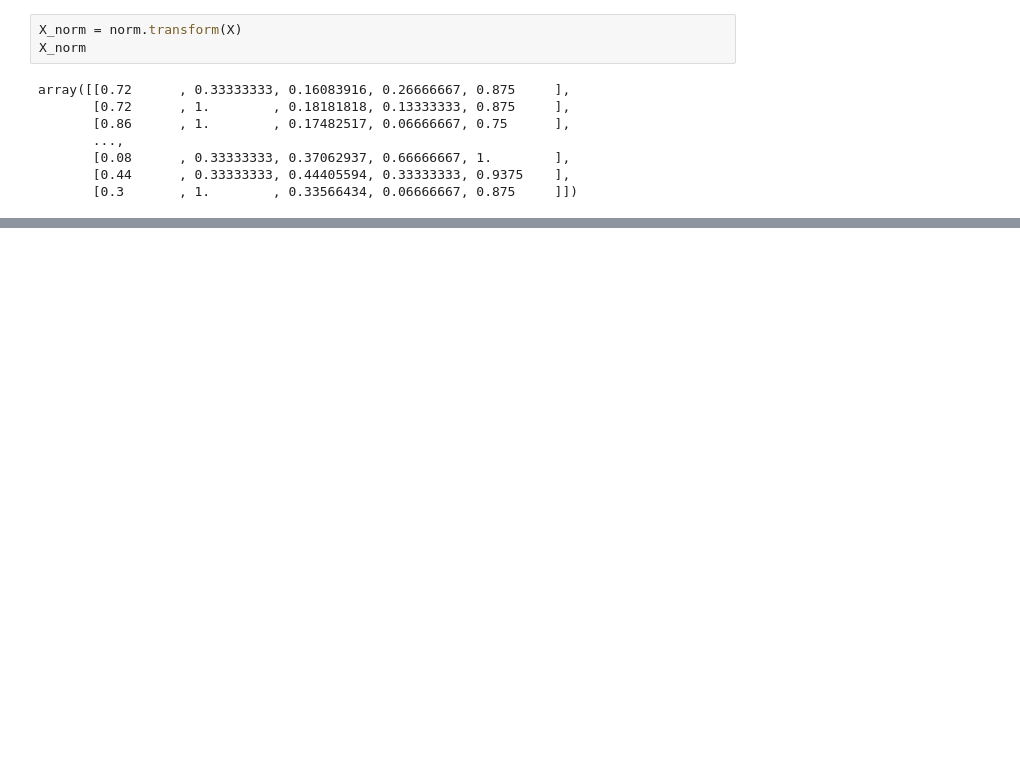
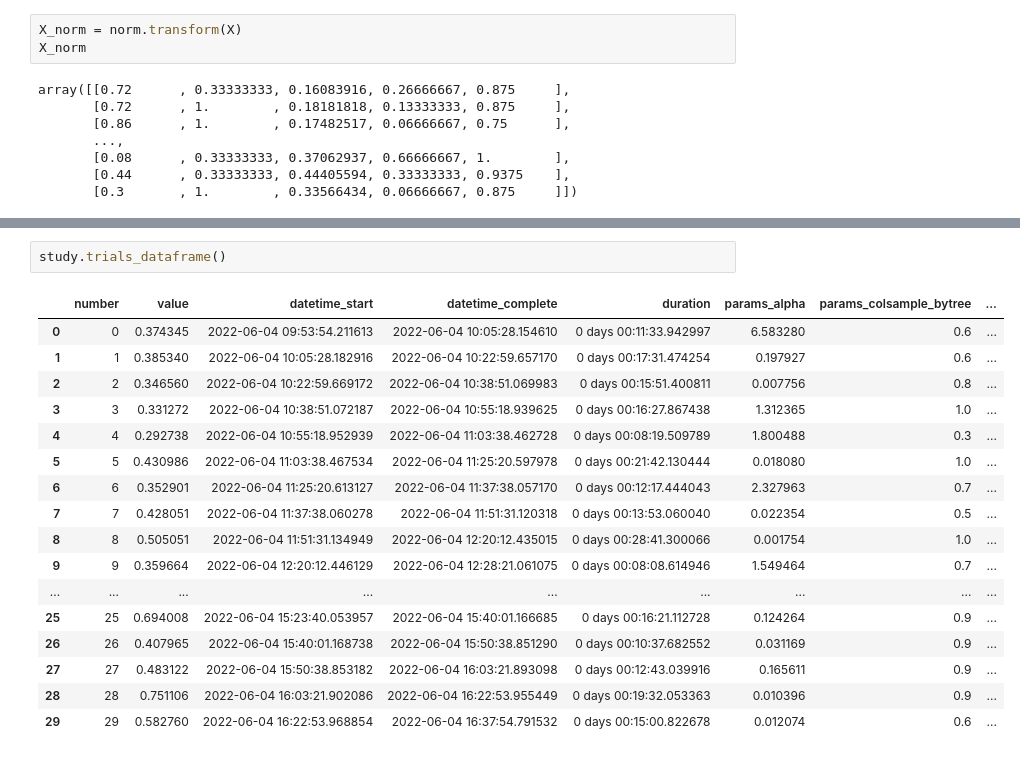
Before and after one commit to jaykansara2019/Beer_Categorization, a Jupyter notebook: Optimisation_xgb_pr.ipynb, the cells around one changed output, grey strips where cells are left out. Drawn from its saved outputs; the diff is of its cells as text; blank space fills up the shorter version.

```diff
--- a/Optimisation_xgb_pr.ipynb
+++ b/Optimisation_xgb_pr.ipynb
@@ -327,0 +324,20 @@ print('Best trial:', study.best_trial.params)
+# %%
+study.trials_dataframe()
+# %% [output]
+|  | number | value | datetime_start | datetime_complete | duration | params_alpha | params_colsample_bytree | ... |
+| 0 | 0 | 0.374345 | 2022-06-04 09:53:54.211613 | 2022-06-04 10:05:28.154610 | 0 days 00:11:33.942997 | 6.583280 | 0.6 | ... |
+| 1 | 1 | 0.385340 | 2022-06-04 10:05:28.182916 | 2022-06-04 10:22:59.657170 | 0 days 00:17:31.474254 | 0.197927 | 0.6 | ... |
+| 2 | 2 | 0.346560 | 2022-06-04 10:22:59.669172 | 2022-06-04 10:38:51.069983 | 0 days 00:15:51.400811 | 0.007756 | 0.8 | ... |
+| 3 | 3 | 0.331272 | 2022-06-04 10:38:51.072187 | 2022-06-04 10:55:18.939625 | 0 days 00:16:27.867438 | 1.312365 | 1.0 | ... |
+| 4 | 4 | 0.292738 | 2022-06-04 10:55:18.952939 | 2022-06-04 11:03:38.462728 | 0 days 00:08:19.509789 | 1.800488 | 0.3 | ... |
+| 5 | 5 | 0.430986 | 2022-06-04 11:03:38.467534 | 2022-06-04 11:25:20.597978 | 0 days 00:21:42.130444 | 0.018080 | 1.0 | ... |
+| 6 | 6 | 0.352901 | 2022-06-04 11:25:20.613127 | 2022-06-04 11:37:38.057170 | 0 days 00:12:17.444043 | 2.327963 | 0.7 | ... |
+| 7 | 7 | 0.428051 | 2022-06-04 11:37:38.060278 | 2022-06-04 11:51:31.120318 | 0 days 00:13:53.060040 | 0.022354 | 0.5 | ... |
+| 8 | 8 | 0.505051 | 2022-06-04 11:51:31.134949 | 2022-06-04 12:20:12.435015 | 0 days 00:28:41.300066 | 0.001754 | 1.0 | ... |
+| 9 | 9 | 0.359664 | 2022-06-04 12:20:12.446129 | 2022-06-04 12:28:21.061075 | 0 days 00:08:08.614946 | 1.549464 | 0.7 | ... |
+| ... | ... | ... | ... | ... | ... | ... | ... | ... |
+| 25 | 25 | 0.694008 | 2022-06-04 15:23:40.053957 | 2022-06-04 15:40:01.166685 | 0 days 00:16:21.112728 | 0.124264 | 0.9 | ... |
+| 26 | 26 | 0.407965 | 2022-06-04 15:40:01.168738 | 2022-06-04 15:50:38.851290 | 0 days 00:10:37.682552 | 0.031169 | 0.9 | ... |
+| 27 | 27 | 0.483122 | 2022-06-04 15:50:38.853182 | 2022-06-04 16:03:21.893098 | 0 days 00:12:43.039916 | 0.165611 | 0.9 | ... |
+| 28 | 28 | 0.751106 | 2022-06-04 16:03:21.902086 | 2022-06-04 16:22:53.955449 | 0 days 00:19:32.053363 | 0.010396 | 0.9 | ... |
+| 29 | 29 | 0.582760 | 2022-06-04 16:22:53.968854 | 2022-06-04 16:37:54.791532 | 0 days 00:15:00.822678 | 0.012074 | 0.6 | ... |
```
Also changed, not shown: parts of 6 cells of this notebook.
